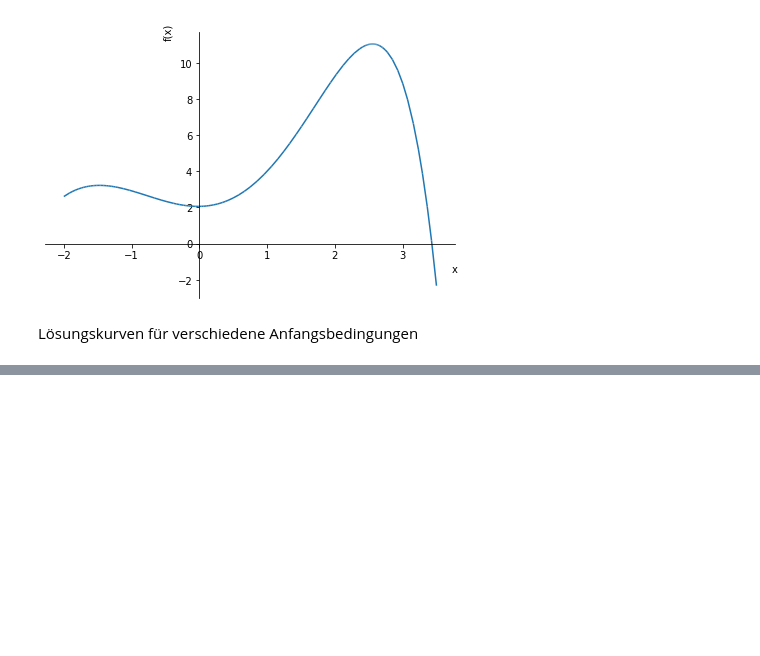
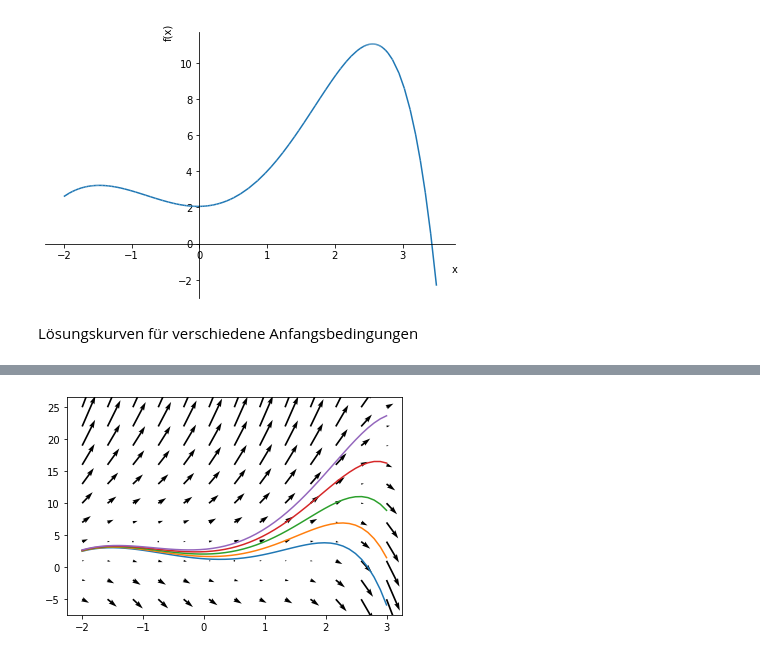
Before and after one commit to Ruediger-Braun/compana20, a Jupyter notebook: Lektion11.ipynb, the cells around one changed output, grey strips where cells are left out. Drawn from its saved outputs; the diff is of its cells as text; code cells hidden in the pictures; blank space fills up the shorter version.

```diff
--- a/Lektion11.ipynb
+++ b/Lektion11.ipynb
@@ -240,0 +264,4 @@ plt.legend();
+# %%
+fig
+# %% [output]
+[figure, added]
```
Also changed, not shown: parts of 25 cells of this notebook, 1 other file.
